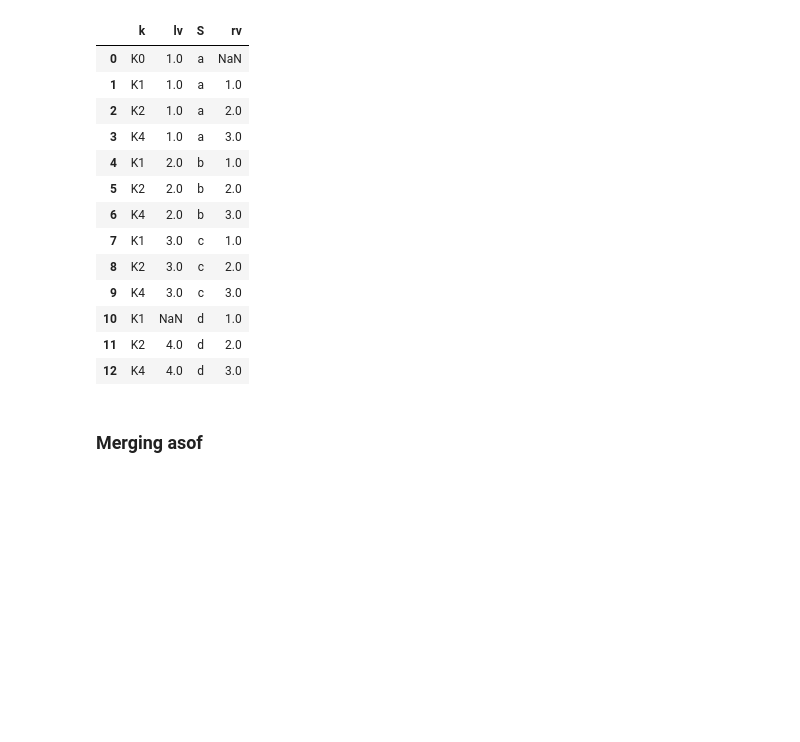
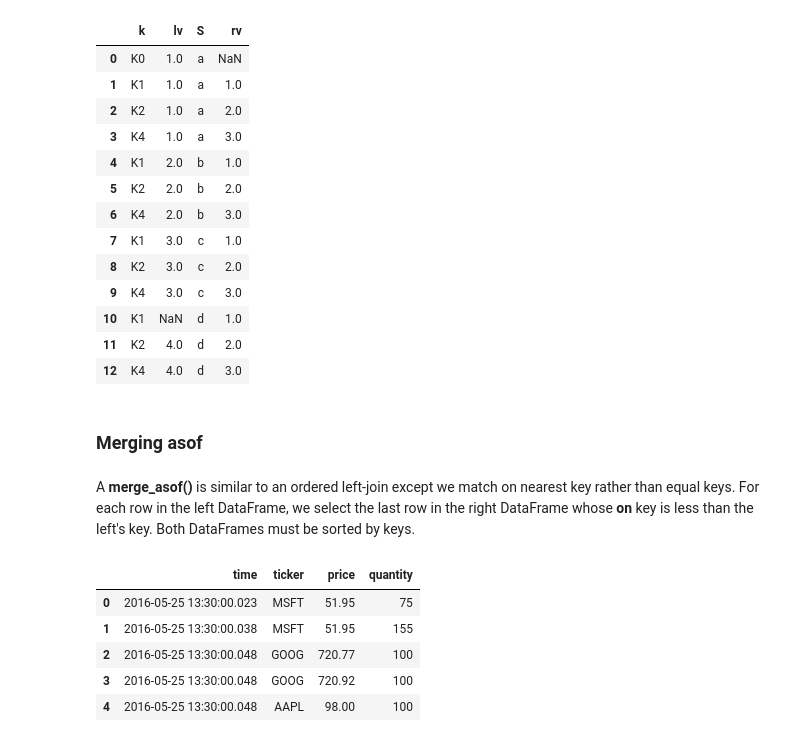
Before and after one commit to ashishkirtwed/Pandas-Tutorial-and-Exercise, a Jupyter notebook: Lecture3.ipynb, the cells around one changed output. Saved outputs shown, nothing was run; the diff lists cells and outputs as text; code cells hidden in the pictures; blank space fills up the shorter version.

```diff
--- a/Lecture3.ipynb
+++ b/Lecture3.ipynb
@@ -646,3 +641,31 @@ pd.merge_ordered(left,right,fill_method = "ffill",left_by="S")
 | 12 | K4 | 4.0 | d | 3.0 |
 # %% [markdown]
 ### Merging asof
+# %% [markdown]
+A **merge_asof()** is similar to an ordered left-join except we match on nearest key rather than equal keys. For each row in the left DataFrame, we select the last row in the right DataFrame whose **on** key is less than the left's key. Both DataFrames must be sorted by keys.
+# %%
+trades = pd.DataFrame(
+ {
+     "time": pd.to_datetime(
+     [
+         "20160525 13:30:00.023",
+         "20160525 13:30:00.038",
+         "20160525 13:30:00.048",
+         "20160525 13:30:00.048",
+         "20160525 13:30:00.048",
+ ]
+ ),
+      "ticker": ["MSFT", "MSFT", "GOOG", "GOOG", "AAPL"],
+      "price": [51.95, 51.95, 720.77, 720.92, 98.00],
+      "quantity": [75, 155, 100, 100, 100],
+ },
+    columns = ["time","ticker","price","quantity"],
+)
+trades.head()
+# %% [output]
+|  | time | ticker | price | quantity |
+| 0 | 2016-05-25 13:30:00.023 | MSFT | 51.95 | 75 |
+| 1 | 2016-05-25 13:30:00.038 | MSFT | 51.95 | 155 |
+| 2 | 2016-05-25 13:30:00.048 | GOOG | 720.77 | 100 |
+| 3 | 2016-05-25 13:30:00.048 | GOOG | 720.92 | 100 |
+| 4 | 2016-05-25 13:30:00.048 | AAPL | 98.00 | 100 |
```
Also changed, not shown: parts of 3 cells of this notebook.
